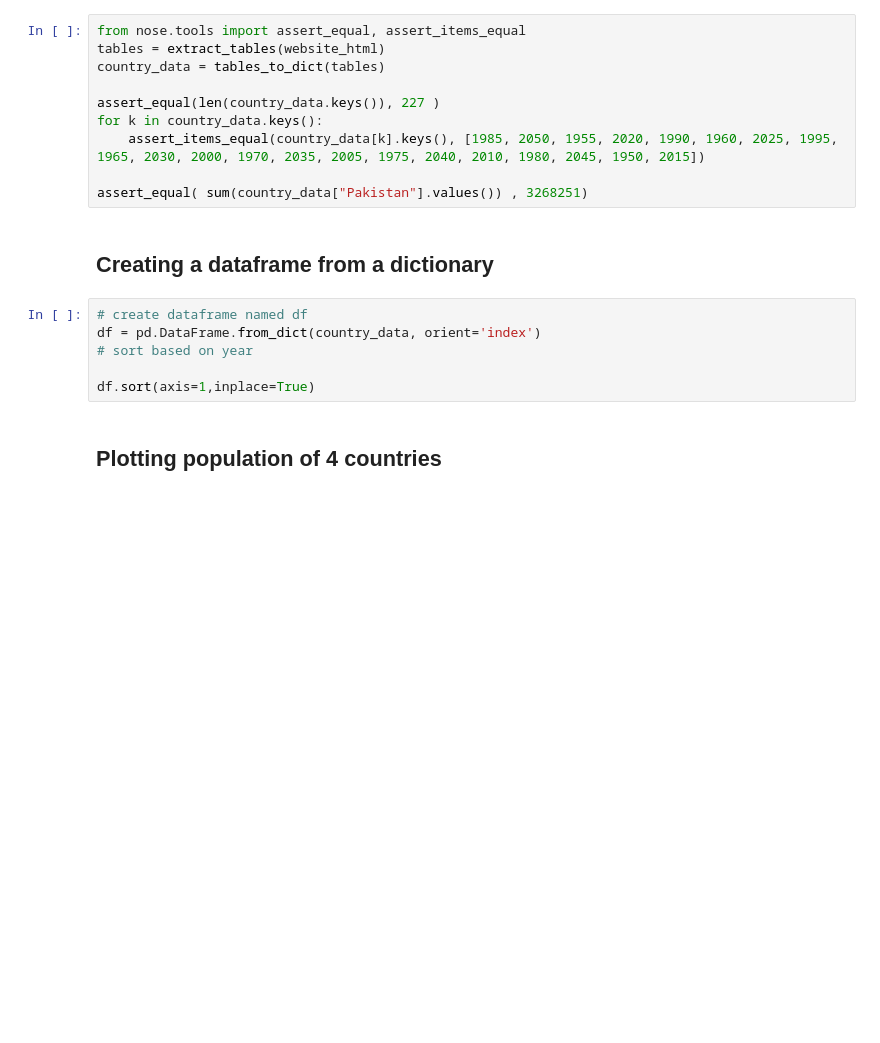
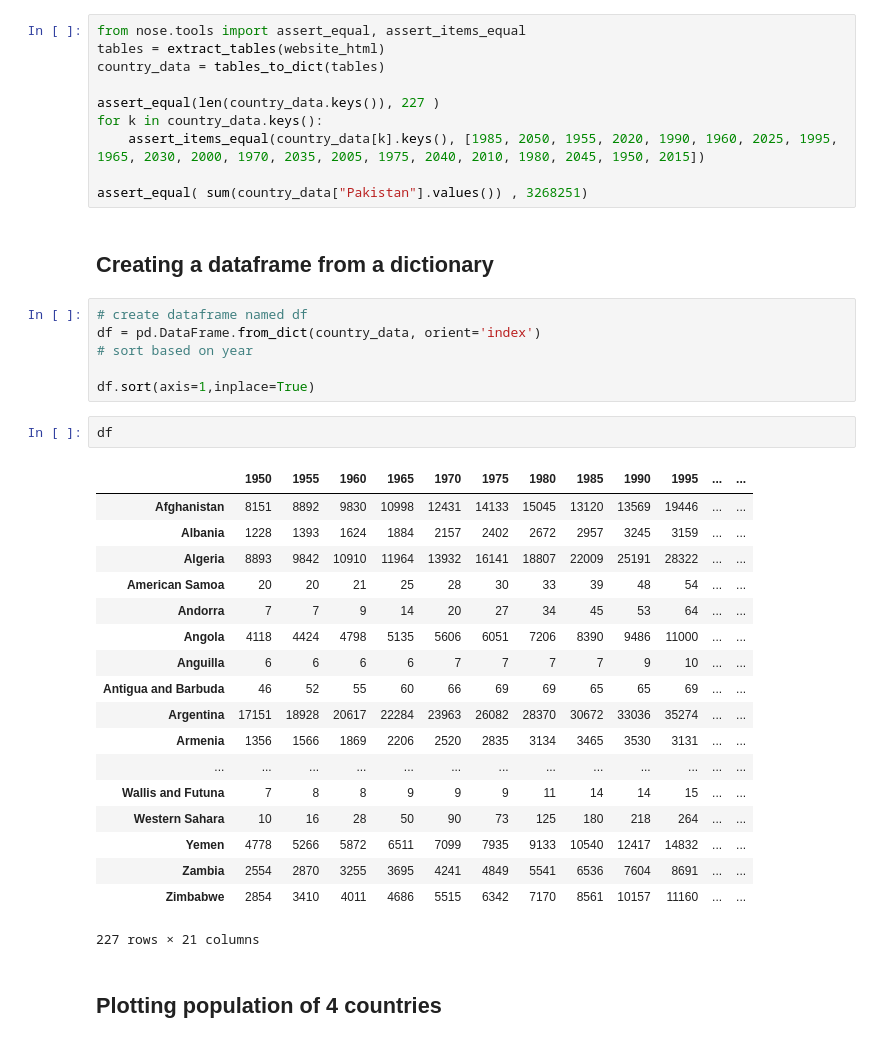
Before and after one commit to muneebaadil/CS429-Data-Mining-NUCES, a Jupyter notebook: Labtasks/Lab6/Exercise/Lab-6.ipynb, the cells around one changed output. Saved outputs shown, nothing was run; the diff lists cells and outputs as text; blank space fills up the shorter version.

```diff
--- a/Labtasks/Lab6/Exercise/Lab-6.ipynb
+++ b/Labtasks/Lab6/Exercise/Lab-6.ipynb
@@ -78,6 +134,27 @@ df = pd.DataFrame.from_dict(country_data, orient='index')
 # sort based on year
 
 df.sort(axis=1,inplace=True)
+# %%
+df
+# %% [output]
+|  | 1950 | 1955 | 1960 | 1965 | 1970 | 1975 | 1980 | 1985 | 1990 | 1995 | ... | ... |
+| Afghanistan | 8151 | 8892 | 9830 | 10998 | 12431 | 14133 | 15045 | 13120 | 13569 | 19446 | ... | ... |
+| Albania | 1228 | 1393 | 1624 | 1884 | 2157 | 2402 | 2672 | 2957 | 3245 | 3159 | ... | ... |
+| Algeria | 8893 | 9842 | 10910 | 11964 | 13932 | 16141 | 18807 | 22009 | 25191 | 28322 | ... | ... |
+| American Samoa | 20 | 20 | 21 | 25 | 28 | 30 | 33 | 39 | 48 | 54 | ... | ... |
+| Andorra | 7 | 7 | 9 | 14 | 20 | 27 | 34 | 45 | 53 | 64 | ... | ... |
+| Angola | 4118 | 4424 | 4798 | 5135 | 5606 | 6051 | 7206 | 8390 | 9486 | 11000 | ... | ... |
+| Anguilla | 6 | 6 | 6 | 6 | 7 | 7 | 7 | 7 | 9 | 10 | ... | ... |
+| Antigua and Barbuda | 46 | 52 | 55 | 60 | 66 | 69 | 69 | 65 | 65 | 69 | ... | ... |
+| Argentina | 17151 | 18928 | 20617 | 22284 | 23963 | 26082 | 28370 | 30672 | 33036 | 35274 | ... | ... |
+| Armenia | 1356 | 1566 | 1869 | 2206 | 2520 | 2835 | 3134 | 3465 | 3530 | 3131 | ... | ... |
+| ... | ... | ... | ... | ... | ... | ... | ... | ... | ... | ... | ... | ... |
+| Wallis and Futuna | 7 | 8 | 8 | 9 | 9 | 9 | 11 | 14 | 14 | 15 | ... | ... |
+| Western Sahara | 10 | 16 | 28 | 50 | 90 | 73 | 125 | 180 | 218 | 264 | ... | ... |
+| Yemen | 4778 | 5266 | 5872 | 6511 | 7099 | 7935 | 9133 | 10540 | 12417 | 14832 | ... | ... |
+| Zambia | 2554 | 2870 | 3255 | 3695 | 4241 | 4849 | 5541 | 6536 | 7604 | 8691 | ... | ... |
+| Zimbabwe | 2854 | 3410 | 4011 | 4686 | 5515 | 6342 | 7170 | 8561 | 10157 | 11160 | ... | ... |
+227 rows × 21 columns
 # %% [markdown]
 ## Plotting population of 4 countries
 # %%
```
Also changed, not shown: parts of 4 cells of this notebook.
